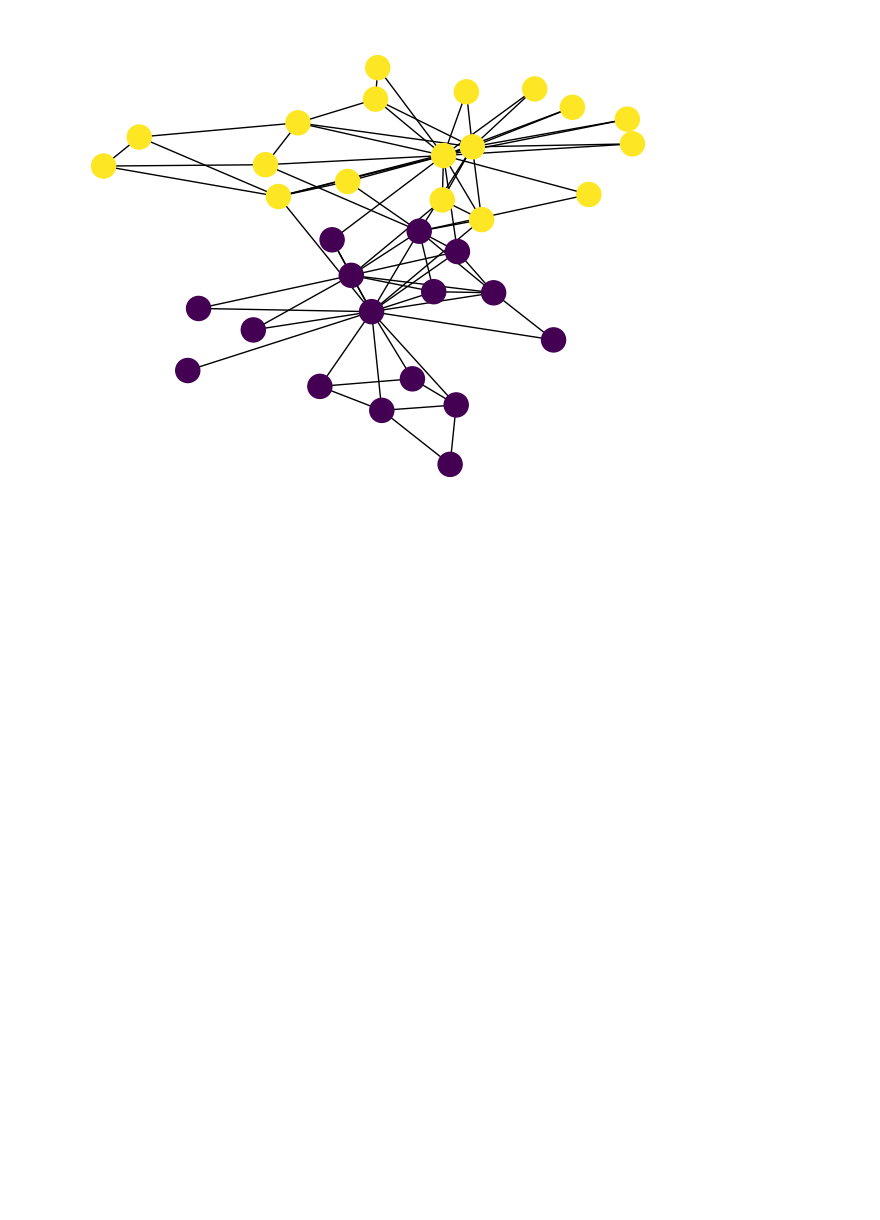
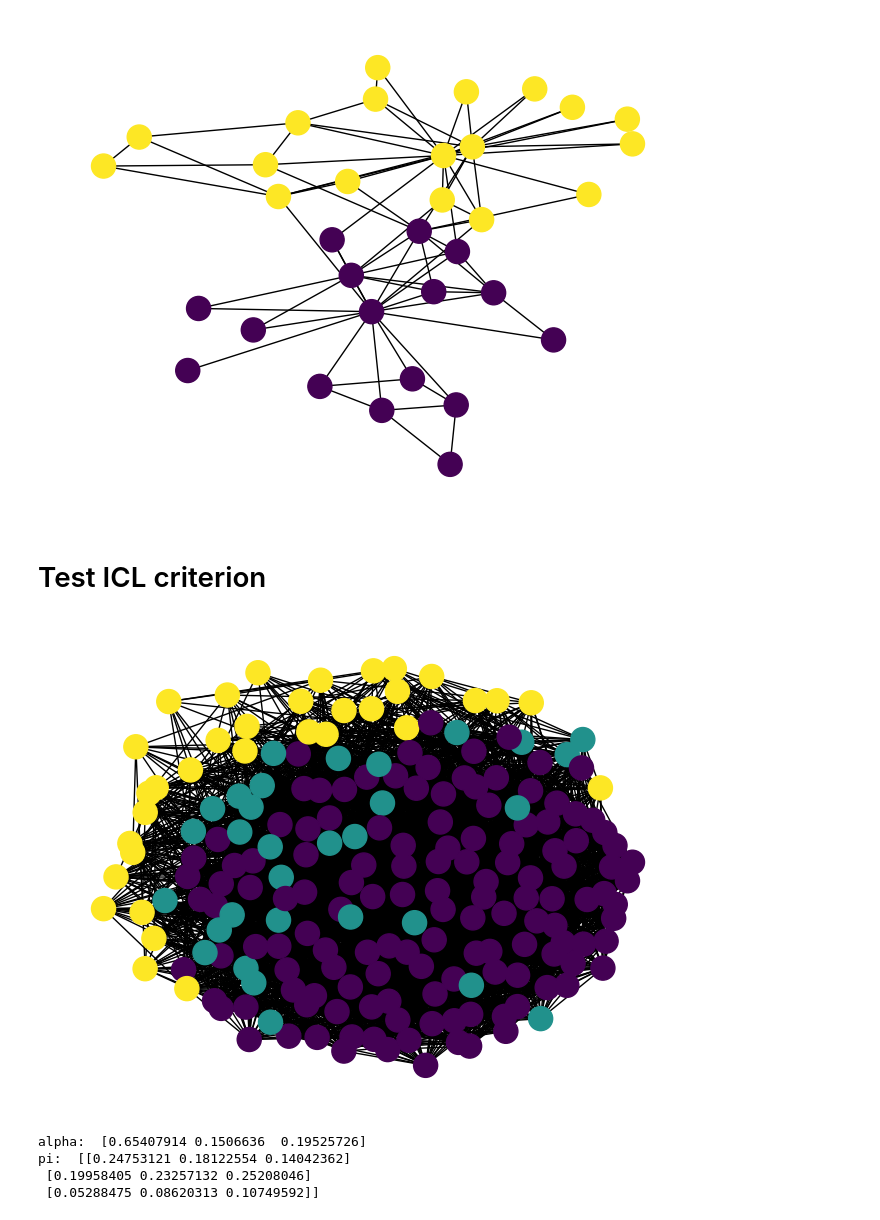
Before and after one commit to bastienlc/SBM-EM, a Jupyter notebook: metrics.ipynb, the cells around one changed output. Saved outputs shown, nothing was run; the diff lists cells and outputs as text; code cells hidden in the pictures; blank space fills up the shorter version.

```diff
--- a/metrics.ipynb
+++ b/metrics.ipynb
@@ -109,3 +111,19 @@ Number of edges: 78
 Modularity: 0.37146614069690986
 Conductance of the clusters: 0.0004568713450292398 0.0004340277777777778
 [figure]
+# %% [markdown]
+# Test ICL criterion
+# %%
+# Generate a random graph with SBM
+Q = 3
+n = 200
+X, Z, alpha, pi = random_graph(n, Q)
+draw_graph(X, Z)
+print("alpha: ", alpha)
+print("pi: ", pi)
+# %% [output]
+[figure, added]
+alpha:  [0.65407914 0.1506636  0.19525726]
+pi:  [[0.24753121 0.18122554 0.14042362]
+ [0.19958405 0.23257132 0.25208046]
+ [0.05288475 0.08620313 0.10749592]]
```
Also changed, not shown: parts of 3 cells of this notebook, 4 other files.
